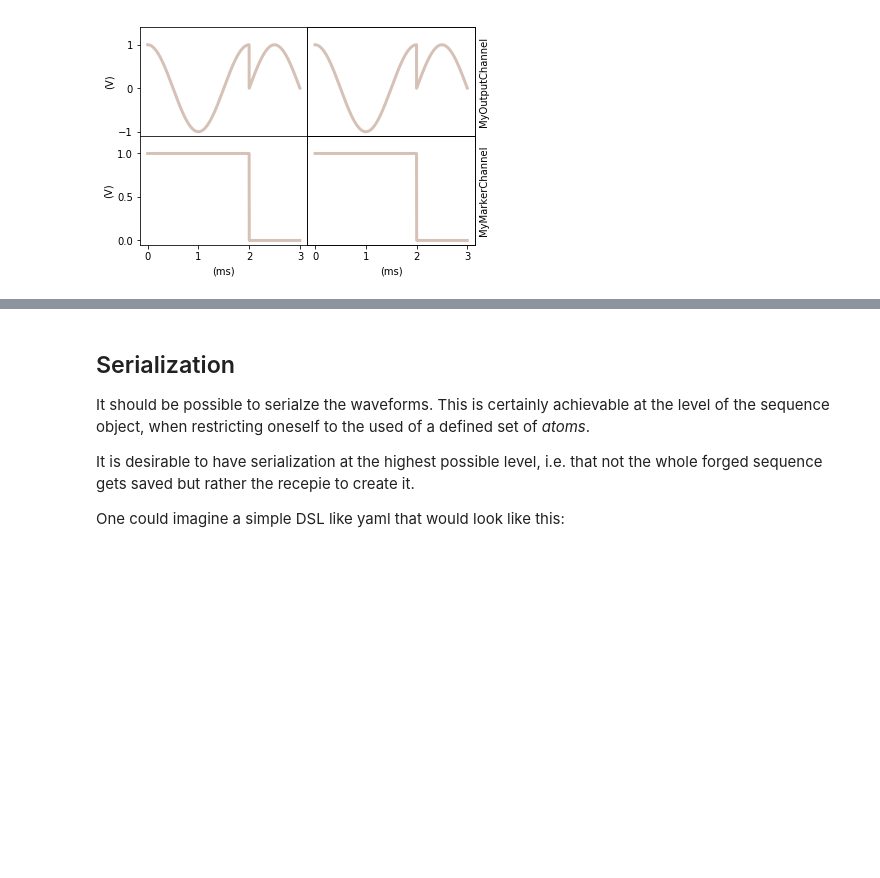
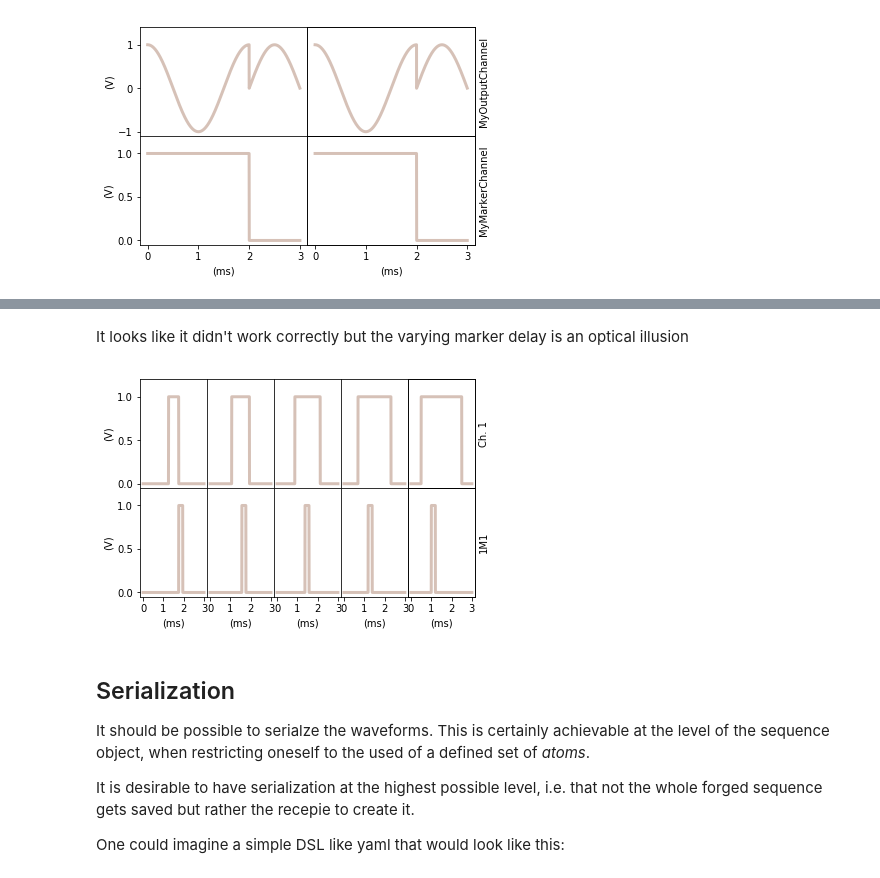
Before and after one commit to QCoDeS/broadbean, a Jupyter notebook: docs/Flatbean testground.ipynb, the cells around one changed output, grey strips where cells are left out. Cells and saved outputs as stored; diff of their text form; code cells hidden in the pictures; blank space fills up the shorter version.

Commit message:
add transformation to element

```diff
--- a/docs/Flatbean testground.ipynb
+++ b/docs/Flatbean testground.ipynb
@@ -231,3 +236,43 @@ send_and_plot(fs, SR=1e6)
+# %%
+from broadbean import in_context
+
+seg1 = zero(duration='flex_time')
+seg2 = flat(duration='pulse_duration', amplitude=1)
+seg3 = zero(duration='flex_time')
+
+pi_pulse = SegmentGroup(seg1, seg2, seg3,
+                        duration = 'total_duration')
+
+m1 = off(duration='pre_marker_time')
+m2 = on(duration='marker_time')
+m3 = off(duration='post_marker_time')
+
+markers = SegmentGroup(m1, m2, m3,
+                        duration = 'total_duration')
+
+def mytransformation(context):
+    context['flex_time'] = 0.5*(context['total_duration'] - context['pulse_duration'])
+    context['pre_marker_time'] = context['flex_time'] + context['marker_delay']
+    context['post_marker_time'] = context['total_duration'] - context['marker_time'] - context['pre_marker_time']
+
+
+e = Element({1:pi_pulse,
+            '1M1':markers},
+            transformation=mytransformation)
+s = Sequence([in_context(e, pulse_duration=t) for t in np.linspace(0.5e-3,2e-3,5)])
+
+# here the sequence s is a recepy for building a pi-pulse for any amplitude
+# for getting the actual waveform we need to specify the context and pass it to the forge method
+context = {'total_duration': 3e-3,
+          'marker_time': 2e-4,
+          'marker_delay':5e-4}
+fs = s.forge(SR=1e6, context=context)
+# %% [markdown]
+It looks like it didn't work correctly but the varying marker delay is an optical illusion
+# %%
+send_and_plot(fs, SR=1e6)
+# %% [output]
+[figure, added]
 # %% [markdown]
 ## Serialization
 It should be possible to serialze the waveforms. This is certainly achievable at the level of the sequence object, when restricting oneself to the used of a defined set of _atoms_.
```
Also changed, not shown: parts of 6 cells of this notebook, 2 other files.
